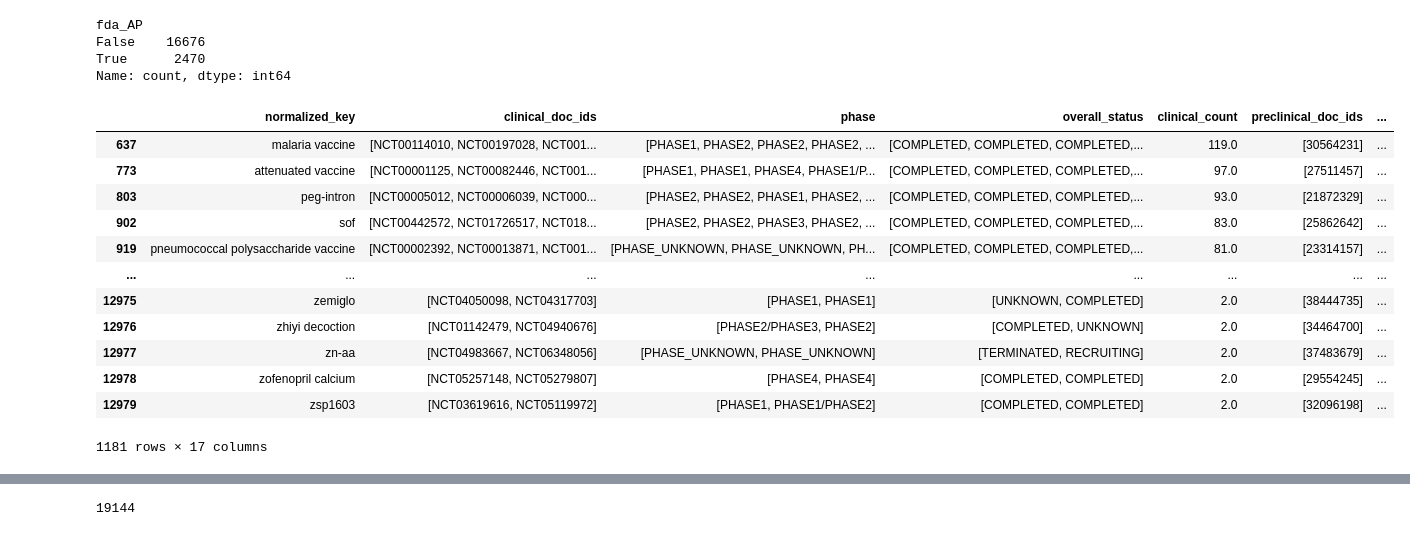
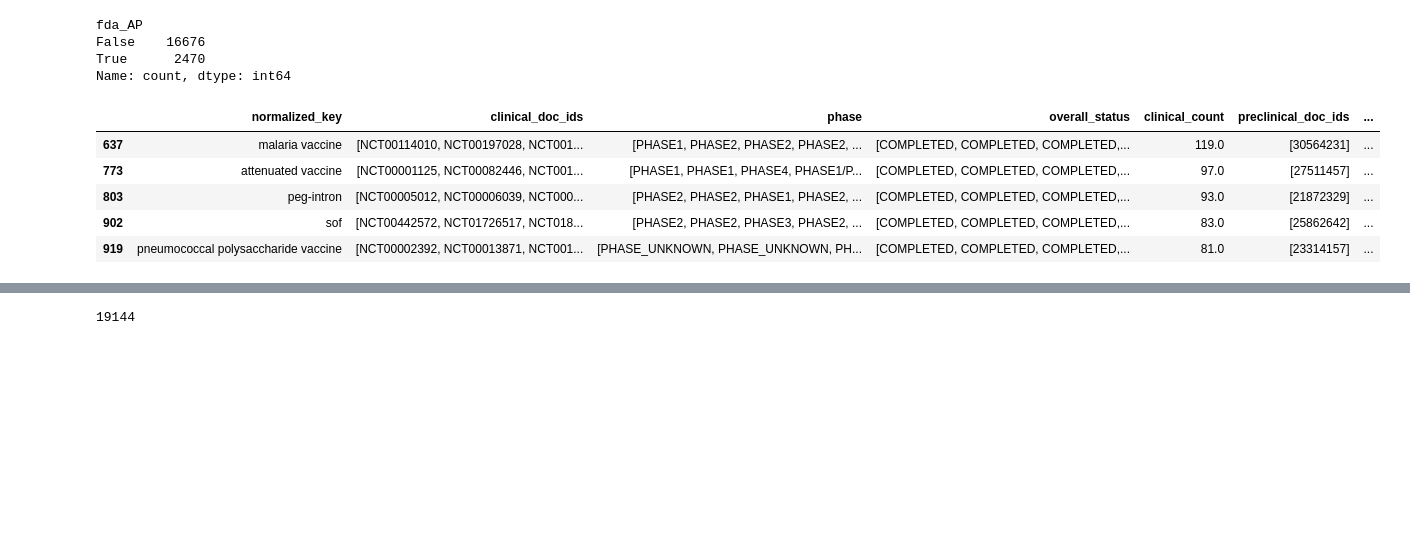
Before and after one commit to Ineichen-Group/Preclinical_DrugDisease_Translation_Pipeline, a Jupyter notebook: 10_drug_disease_translation_analysis/Translation_01_Drug.ipynb, the cells around one changed output, grey strips where cells are left out. Saved outputs shown, nothing was run; the diff lists cells and outputs as text; code cells hidden in the pictures; blank space fills up the shorter version.

Commit message:
cleaned up and docu translation drug proportions

```diff
--- a/10_drug_disease_translation_analysis/Translation_01_Drug.ipynb
+++ b/10_drug_disease_translation_analysis/Translation_01_Drug.ipynb
@@ -20,15 +7,13 @@ singularize_word("antidepressants")   # antidepressant
 #### NOTE
 For translation on drug level we work with all abstracts regardless if full-text was found!
 # %%
-# from /04_normalization/Merge_Linked_Entities_for_Analysis.ipynb
+# from /04_normalization/Merge_Linked_Entities_for_Translation.ipynb
 FILE_PRECLINICAL_LINKING = "/shares/animalwelfare.crs.uzh/Preclinical_Pipeline/04_normalization/data/mapped_all/entities_drug_disease_preclin.csv"
-#FILE_CLINICAL_LINKING = "/shares/animalwelfare.crs.uzh/Preclinical_Pipeline/04_normalization/data/mapped_all/entities_drug_disease_clin.csv"
-#FILE_CLINICAL_METADATA = "/shares/animalwelfare.crs.uzh/Preclinical_Pipeline/06_preclin_clinic_join/data/clinical/clinical_nct_docs_metadata_20240313.csv"
 
 FILE_CLINICAL_LINKING = "/scratch/sdonev/Clinical_Pipeline/data/linked_to_ontologies/entities_drug_disease_clin.csv" #_neuro.csv"
 FILE_CLINICAL_METADATA = "/scratch/sdonev/Clinical_Pipeline/data/raw_aact/mv_interventional_drug_studies_20260222.csv" #_neuro.csv"
 
-OUTPUT_DIR = "06_preclin_clinic_join/data/joined_data/"
+FDA_FILE = "/shares/animalwelfare.crs.uzh/Preclinical_Pipeline/10_use_case_disease_focus/out/df_ds_drugs_with_FDA_info.csv"
 
 conditions_col_to_use = "merged_mondo_label" # #"linkbert_mapped_conditions" # disease_term_mondo_norm
 drugs_col_to_use =  "merged_umls_label" #"linkbert_mapped_drugs" #"drug_term_umls_norm"
@@ -334,7 +312,6 @@ def clean_and_sort_study_data(df):
     Specifically:
     - Sorts the DataFrame in descending order of 'clinical_count' and 'preclinical_count'.
     - Removes rows where either 'clinical_count' or 'preclinical_count' is NaN.
-    - Removes rows where the 'drug' name is missing or has 3 or fewer characters.
     - Prints the shape before and after filtering for transparency.
 
     Parameters:
@@ -359,13 +336,6 @@ def clean_and_sort_study_data(df):
     filtered_df = sorted_df.dropna(subset=['clinical_count', 'preclinical_count'])
     print(f'Shape after filtering NaN counts: {filtered_df.shape}')
 
-    # Remove rows with invalid or too-short drug names
-    #filtered_df = filtered_df[
-    #    filtered_df['drug'].apply(lambda x: isinstance(x, str) and len(x.strip()) > 3)
-    #]
-    #print(f'Shape after filtering short or invalid drugs: {filtered_df.shape}')
-
-    print(f'Shape after filtering empty counts and short drugs: {filtered_df.shape}')
     return filtered_df
 # %%
 phase_order = {
@@ -467,4 +418,4 @@ filtered_df.head()
 # %% [markdown]
 ## Add FDA info
 # %%
-fda_drugs = pd.read_csv("/shares/animalwelfare.crs.uzh/Preclinical_Pipeline/10_use_case_disease_focus/out/df_ds_drugs_with_FDA_info.csv")
+fda_drugs = pd.read_csv(FDA_FILE)
@@ -592,20 +545,13 @@ Name: count, dtype: int64
 # %%
 filtered_df[
     (filtered_df["clinical_count"] > 1) &
     (filtered_df["preclinical_count"] == 1)
-]
+].head()
 # %% [output]
 |  | normalized_key | clinical_doc_ids | phase | overall_status | clinical_count | preclinical_doc_ids | ... |
 | 637 | malaria vaccine | [NCT00114010, NCT00197028, NCT001... | [PHASE1, PHASE2, PHASE2, PHASE2, ... | [COMPLETED, COMPLETED, COMPLETED,... | 119.0 | [30564231] | ... |
 | 773 | attenuated vaccine | [NCT00001125, NCT00082446, NCT001... | [PHASE1, PHASE1, PHASE4, PHASE1/P... | [COMPLETED, COMPLETED, COMPLETED,... | 97.0 | [27511457] | ... |
 | 803 | peg-intron | [NCT00005012, NCT00006039, NCT000... | [PHASE2, PHASE2, PHASE1, PHASE2, ... | [COMPLETED, COMPLETED, COMPLETED,... | 93.0 | [21872329] | ... |
 | 902 | sof | [NCT00442572, NCT01726517, NCT018... | [PHASE2, PHASE2, PHASE3, PHASE2, ... | [COMPLETED, COMPLETED, COMPLETED,... | 83.0 | [25862642] | ... |
 | 919 | pneumococcal polysaccharide vaccine | [NCT00002392, NCT00013871, NCT001... | [PHASE_UNKNOWN, PHASE_UNKNOWN, PH... | [COMPLETED, COMPLETED, COMPLETED,... | 81.0 | [23314157] | ... |
-| ... | ... | ... | ... | ... | ... | ... | ... |
-| 12975 | zemiglo | [NCT04050098, NCT04317703] | [PHASE1, PHASE1] | [UNKNOWN, COMPLETED] | 2.0 | [38444735] | ... |
-| 12976 | zhiyi decoction | [NCT01142479, NCT04940676] | [PHASE2/PHASE3, PHASE2] | [COMPLETED, UNKNOWN] | 2.0 | [34464700] | ... |
-| 12977 | zn-aa | [NCT04983667, NCT06348056] | [PHASE_UNKNOWN, PHASE_UNKNOWN] | [TERMINATED, RECRUITING] | 2.0 | [37483679] | ... |
-| 12978 | zofenopril calcium | [NCT05257148, NCT05279807] | [PHASE4, PHASE4] | [COMPLETED, COMPLETED] | 2.0 | [29554245] | ... |
-| 12979 | zsp1603 | [NCT03619616, NCT05119972] | [PHASE1, PHASE1/PHASE2] | [COMPLETED, COMPLETED] | 2.0 | [32096198] | ... |
-1181 rows × 17 columns
 # %%
```
Also changed, not shown: parts of 26 cells of this notebook, 1 other file.
